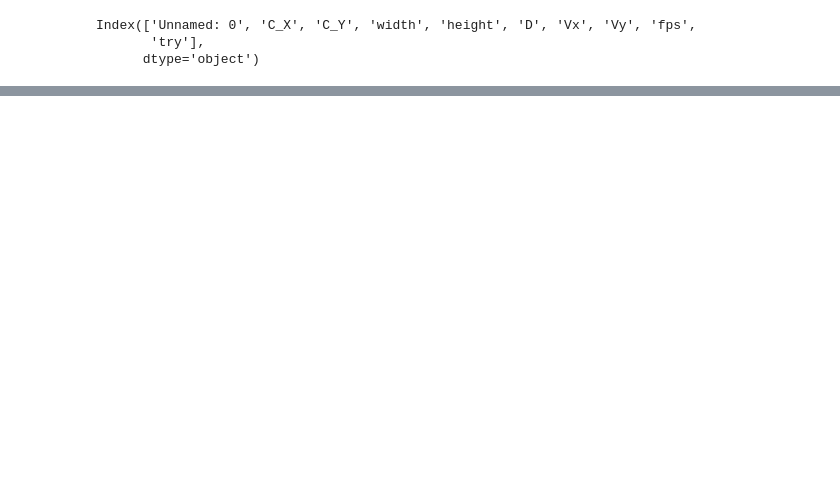
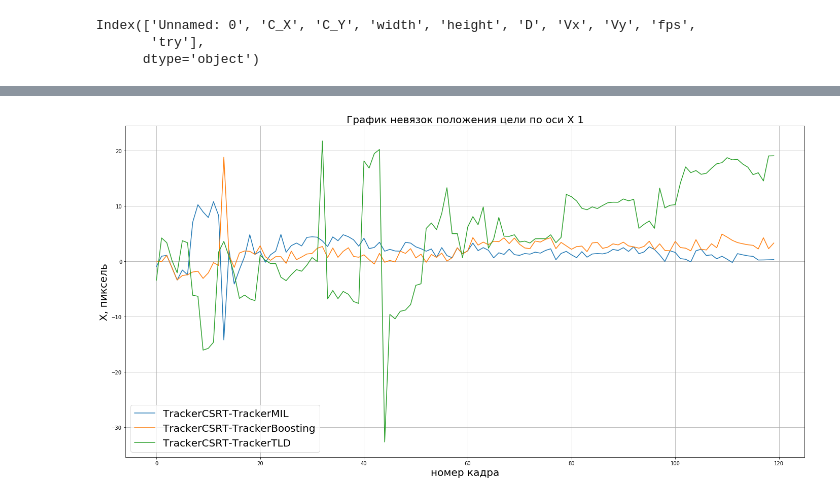
Before and after one commit to ShayhMaksim/CaffeDetection-Tracking, a Jupyter notebook: analys.ipynb, the cells around one changed output, grey strips where cells are left out. Saved outputs shown, nothing was run; the diff lists cells and outputs as text; code cells hidden in the pictures; blank space fills up the shorter version.

```diff
--- a/analys.ipynb
+++ b/analys.ipynb
@@ -61,0 +170,16 @@ plt.savefig('График положения цели 1')
+# %%
+plt.figure(figsize=(24,12))
+plt.rc('axes', labelsize=20)
+plt.rc('axes',titlesize=20)
+plt.rc('legend', fontsize=20)
+plt.title("График невязок положения цели по оси X 1") # заголовок
+plt.xlabel("номер кадра") # ось абсцисс
+plt.ylabel("X, пиксель") # ось ординат
+plt.grid()      # включение отображение сетки
+plt.plot(TrackerMIL0['Unnamed: 0'],TrackerCSRT0['C_X']-TrackerMIL0['C_X'],label="TrackerCSRT-TrackerMIL")  # построение графика
+plt.plot(TrackerMIL0['Unnamed: 0'],TrackerCSRT0['C_X']-TrackerBoosting0['C_X'],label="TrackerCSRT-TrackerBoosting")
+plt.plot(TrackerMIL0['Unnamed: 0'],TrackerCSRT0['C_X']-TrackerTLD0['C_X'],label="TrackerCSRT-TrackerTLD")
+plt.legend(loc=0)
+plt.savefig('График невязок положения цели по оси X 0')
+# %% [output]
+[figure, added]
```
Also changed, not shown: parts of 21 cells of this notebook, 1 other file.
